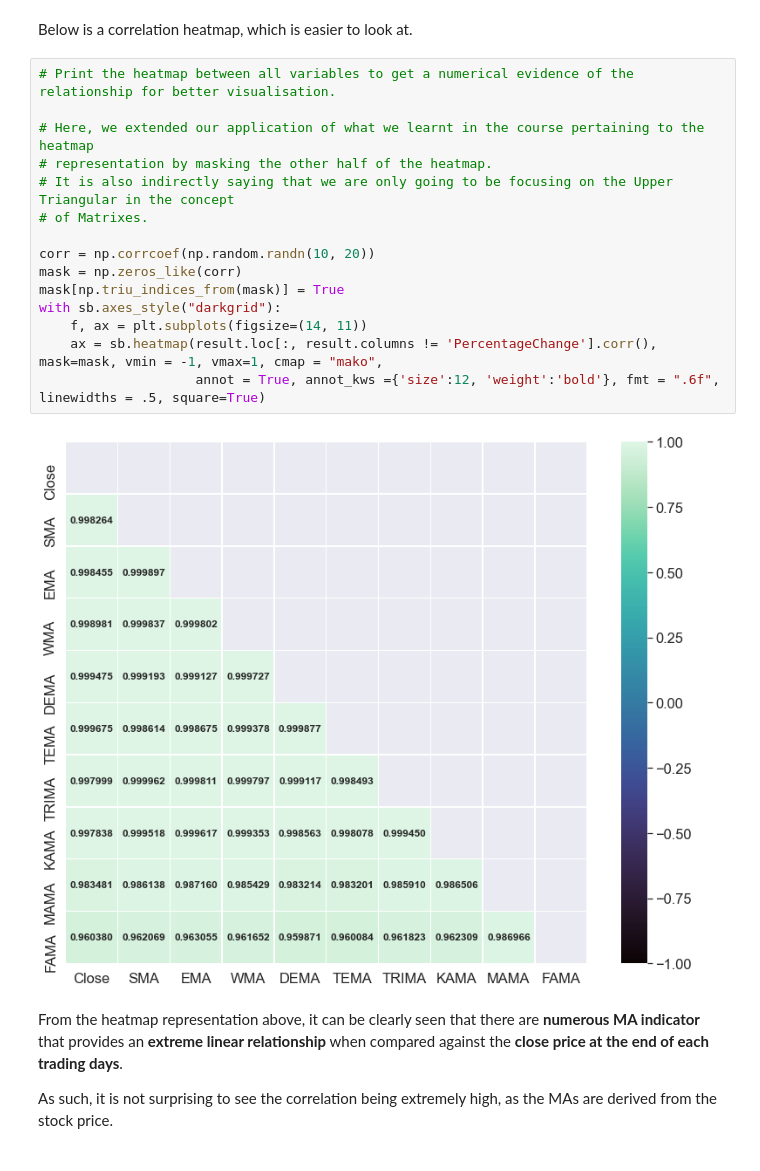
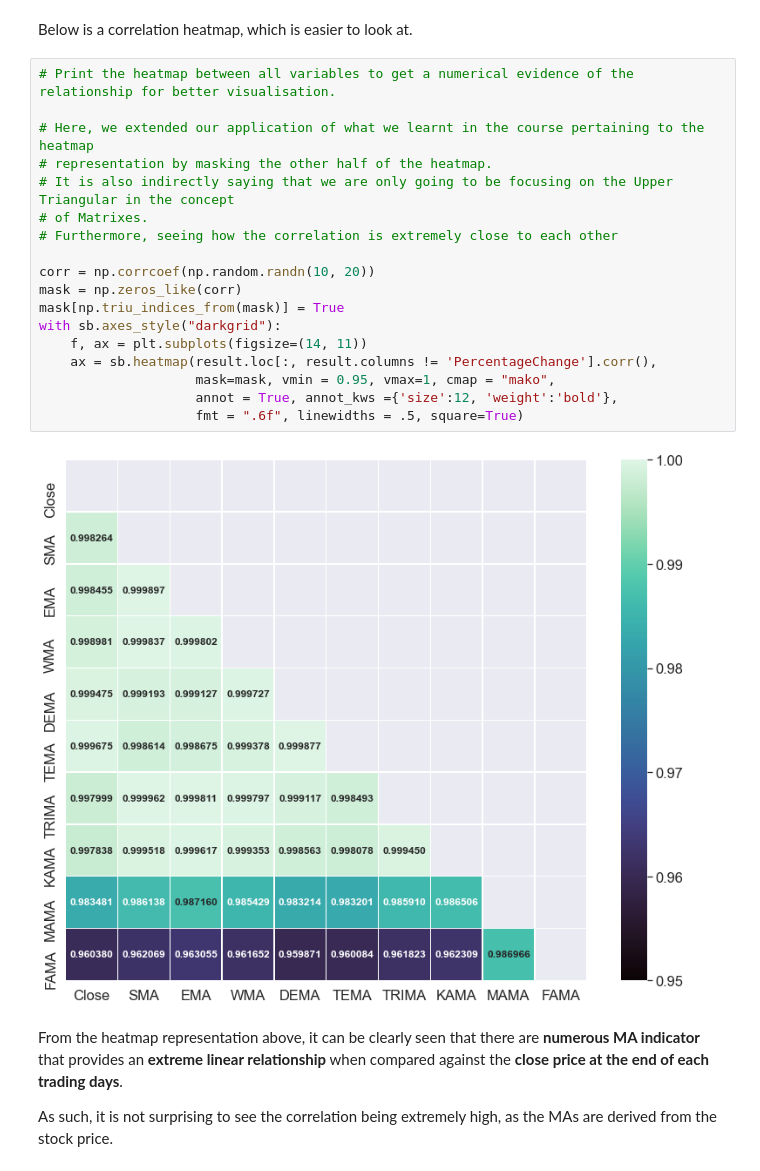
Before and after one commit to donvis/CX1115-Mini-Project, a Jupyter notebook: Stonks_Ver 6.ipynb, the cells around one changed output. Cells and saved outputs as stored; diff of their text form.

```diff
--- a/Stonks_Ver 6.ipynb
+++ b/Stonks_Ver 6.ipynb
@@ -375,20 +375,23 @@ Below is a correlation heatmap, which is easier to look at.
 # %%
 # Print the heatmap between all variables to get a numerical evidence of the relationship for better visualisation.
 
 # Here, we extended our application of what we learnt in the course pertaining to the heatmap
 # representation by masking the other half of the heatmap.
 # It is also indirectly saying that we are only going to be focusing on the Upper Triangular in the concept
 # of Matrixes.
+# Furthermore, seeing how the correlation is extremely close to each other
 
 corr = np.corrcoef(np.random.randn(10, 20))
 mask = np.zeros_like(corr)
 mask[np.triu_indices_from(mask)] = True
 with sb.axes_style("darkgrid"):
     f, ax = plt.subplots(figsize=(14, 11))
-    ax = sb.heatmap(result.loc[:, result.columns != 'PercentageChange'].corr(), mask=mask, vmin = -1, vmax=1, cmap = "mako",
-                    annot = True, annot_kws ={'size':12, 'weight':'bold'}, fmt = ".6f", linewidths = .5, square=True)
+    ax = sb.heatmap(result.loc[:, result.columns != 'PercentageChange'].corr(),
+                    mask=mask, vmin = 0.95, vmax=1, cmap = "mako",
+                    annot = True, annot_kws ={'size':12, 'weight':'bold'},
+                    fmt = ".6f", linewidths = .5, square=True)
 # %% [output]
-[figure, old version]
+[figure, new version]
 # %% [markdown]
 From the heatmap representation above, it can be clearly seen that there are **numerous MA indicator** that provides an **extreme linear relationship** when compared against the **close price at the end of each trading days**.
 
```
Also changed, not shown: parts of 6 cells of this notebook.
